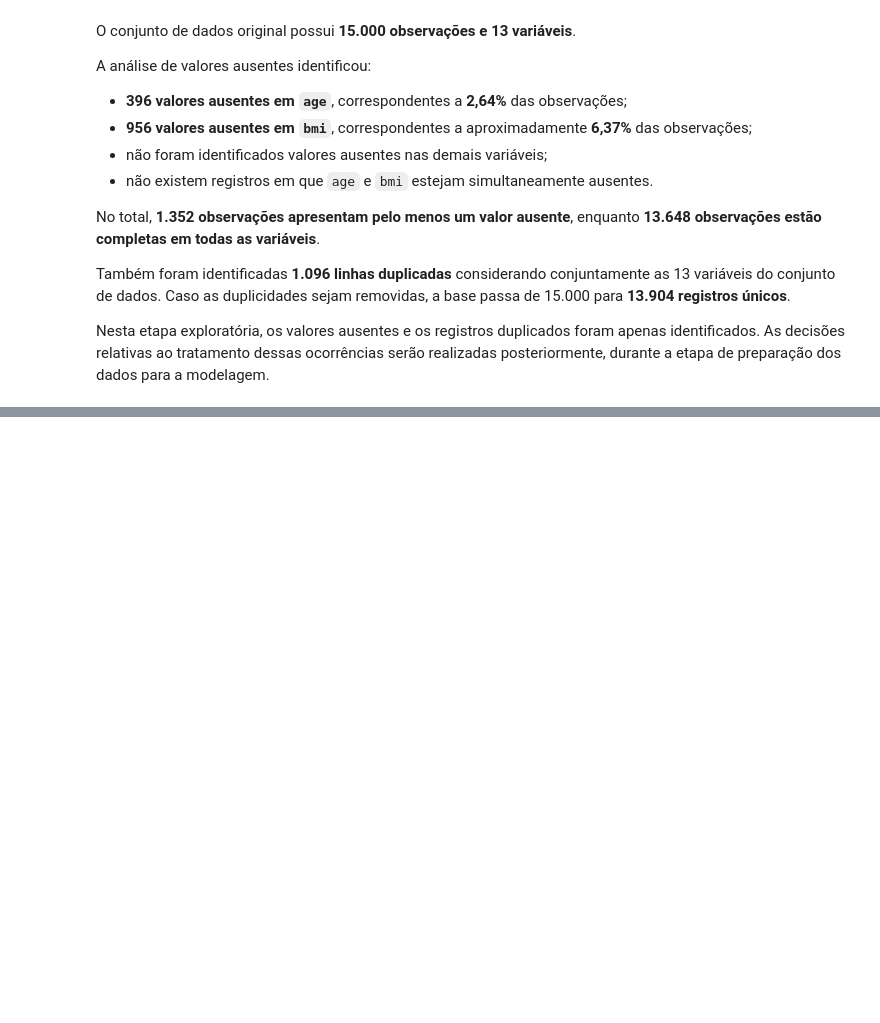
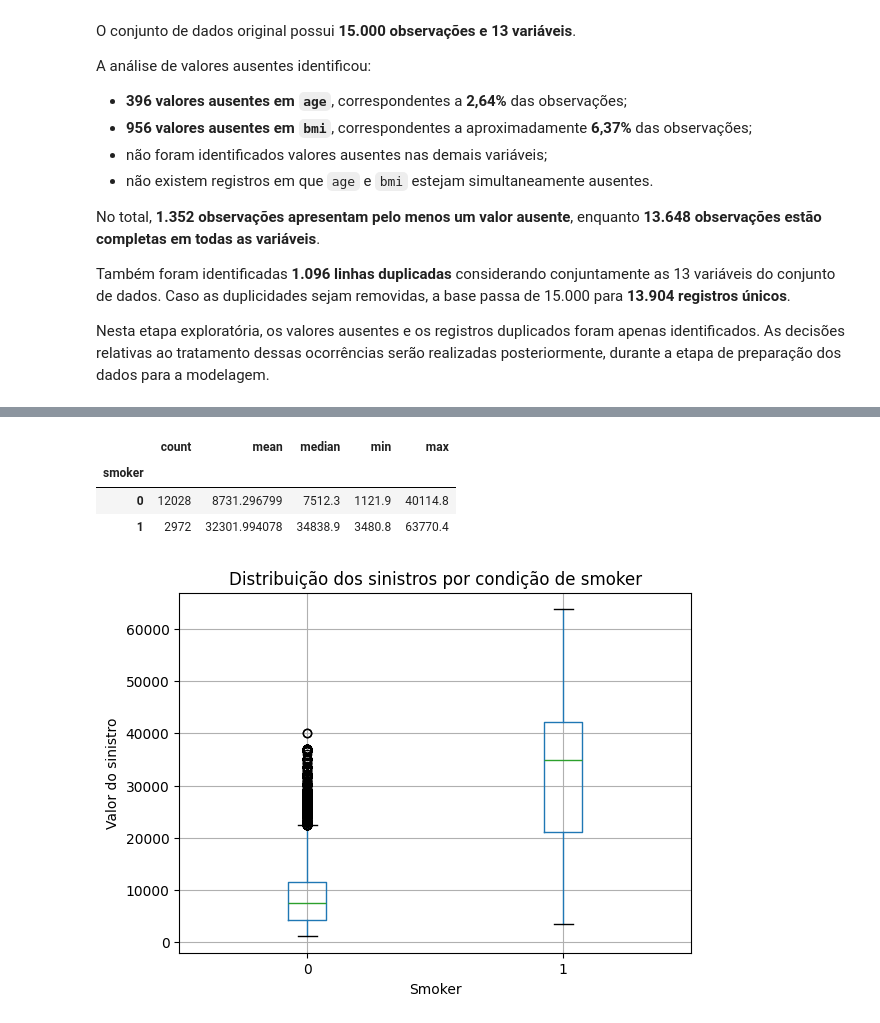
Before and after one commit to DalpesCS50/trab_estagio4_health-insurance-claims-prediction, a Jupyter notebook: notebooks/01_exploracao_inicial_health_insurance.ipynb, the cells around one changed output, grey strips where cells are left out. Drawn from its saved outputs; the diff is of its cells as text; code cells hidden in the pictures; blank space fills up the shorter version.

```diff
--- a/notebooks/01_exploracao_inicial_health_insurance.ipynb
+++ b/notebooks/01_exploracao_inicial_health_insurance.ipynb
@@ -161,0 +446,17 @@ Nesta etapa exploratória, os valores ausentes e os registros duplicados foram a
+# %%
+dados.groupby("smoker")["claim"].agg(["count", "mean", "median", "min", "max"])
+# %% [output]
+|  | count | mean | median | min | max |
+| smoker |  |  |  |  |  |
+| 0 | 12028 | 8731.296799 | 7512.3 | 1121.9 | 40114.8 |
+| 1 | 2972 | 32301.994078 | 34838.9 | 3480.8 | 63770.4 |
+# %%
+dados.boxplot(column="claim", by="smoker")
+
+plt.xlabel("Smoker")
+plt.ylabel("Valor do sinistro")
+plt.title("Distribuição dos sinistros por condição de smoker")
+plt.suptitle("")
+plt.show()
+# %% [output]
+[figure, added]
```
Also changed, not shown: parts of 24 cells of this notebook.
